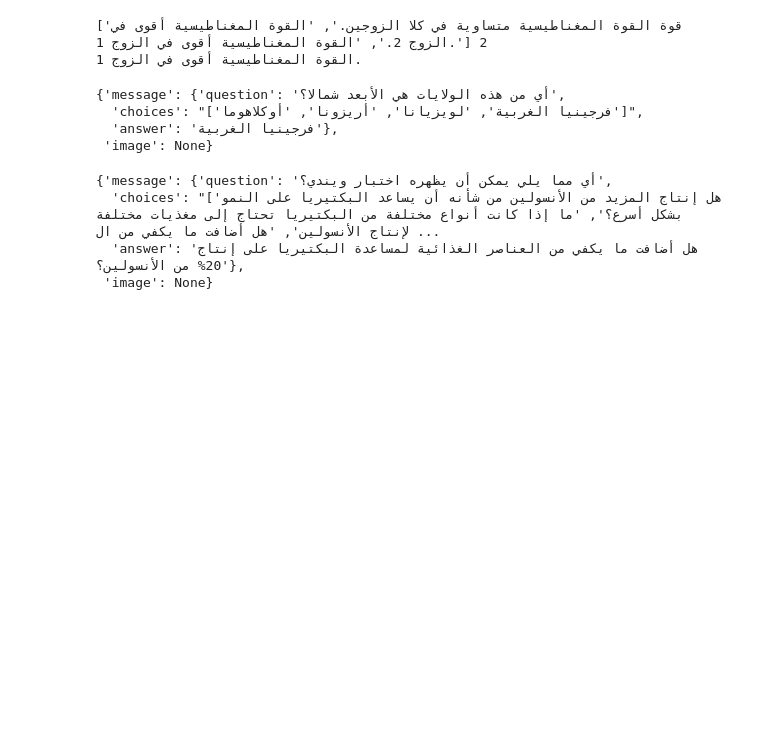
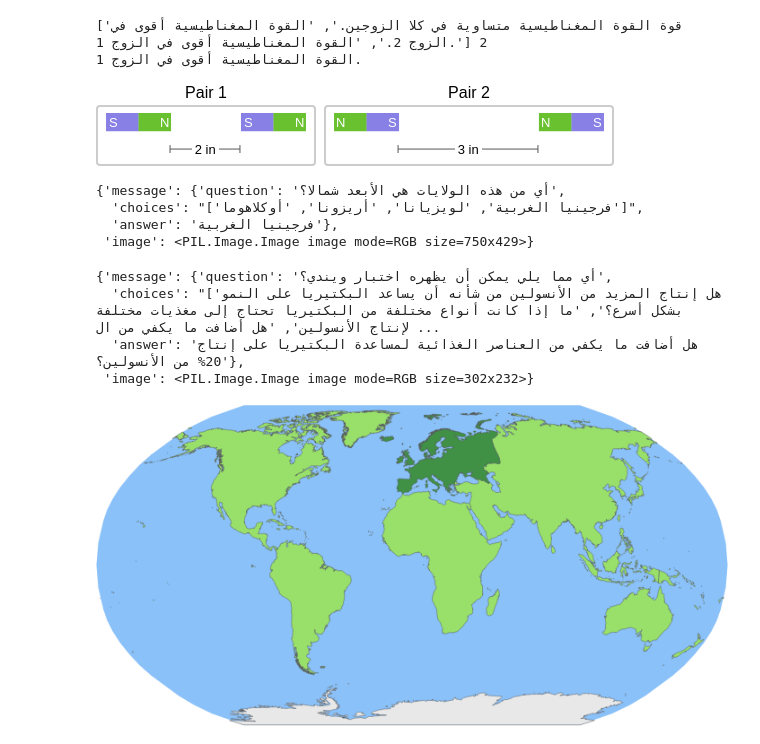
Before and after one commit to AhmedYasserrr/Arabic_Multimodal, a Jupyter notebook: Notebooks/data filtration and preprocessing.ipynb, the cells around one changed output. Drawn from its saved outputs; the diff is of its cells as text; code cells hidden in the pictures; blank space fills up the shorter version.

```diff
--- a/Notebooks/data filtration and preprocessing.ipynb
+++ b/Notebooks/data filtration and preprocessing.ipynb
@@ -10,7 +10,7 @@ import os
 
 
 # Define the root directory where your datasets are stored
-root_dir = r'Dataset'
+root_dir = r'G:\Research - AAA - Supervisor Prof. Waleed\LLMs\Dataset'
 
 # Function to construct the path, open the image, and return the image object
 def load_image(row):
@@ -103,6 +116,8 @@ print(answer)
 القوة المغناطيسية أقوى في الزوج 1.
 # %%
 image
+# %% [output]
+[figure, added]
 # %%
 train_data = []
 for i, row in train_df.iterrows():
@@ -132,7 +147,7 @@ train_data[0]
 {'message': {'question': 'أي من هذه الولايات هي الأبعد شمالا؟',
   'choices': "['فرجينيا الغربية', 'لويزيانا', 'أريزونا', 'أوكلاهوما']",
   'answer': 'فرجينيا الغربية'},
- 'image': None}
+ 'image': <PIL.Image.Image image mode=RGB size=750x429>}
 # %%
 val_data = []
 for i, row in val_df.iterrows():
@@ -162,4 +177,8 @@ val_data[0]
 {'message': {'question': 'أي مما يلي يمكن أن يظهره اختبار ويندي؟',
   'choices': "['هل إنتاج المزيد من الأنسولين من شأنه أن يساعد البكتيريا على النمو بشكل أسرع؟', 'ما إذا كانت أنواع مختلفة من البكتيريا تحتاج إلى مغذيات مختلفة لإنتاج الأنسولين', 'هل أضافت ما يكفي من ال ...
   'answer': 'هل أضافت ما يكفي من العناصر الغذائية لمساعدة البكتيريا على إنتاج 20% من الأنسولين؟'},
- 'image': None}
+ 'image': <PIL.Image.Image image mode=RGB size=302x232>}
+# %%
+image
+# %% [output]
+[figure, added]
```
Also changed, not shown: parts of 3 cells of this notebook.
